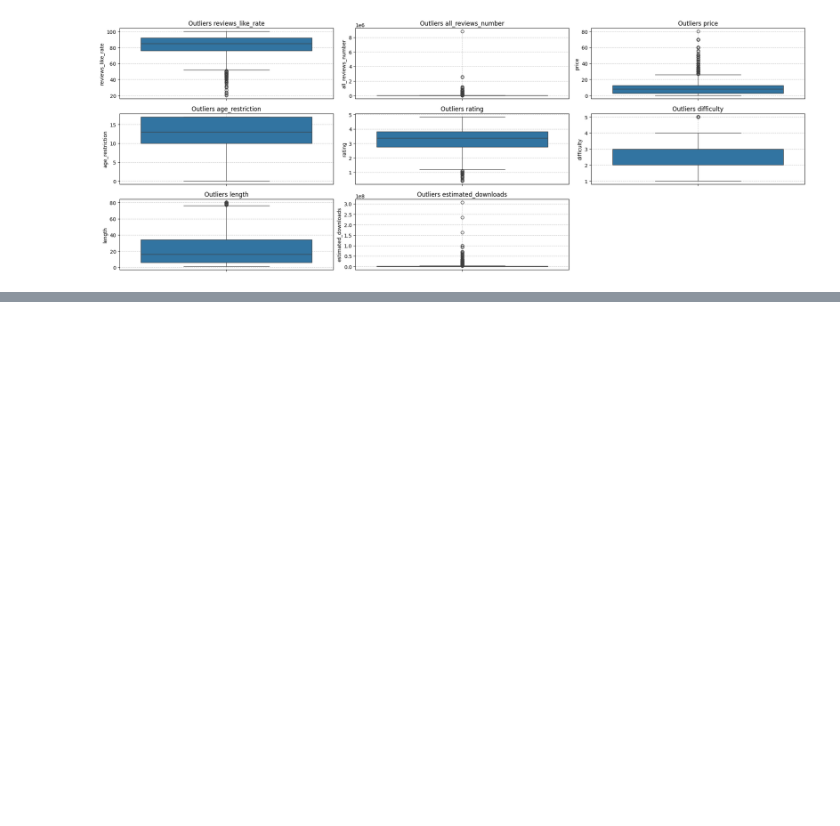
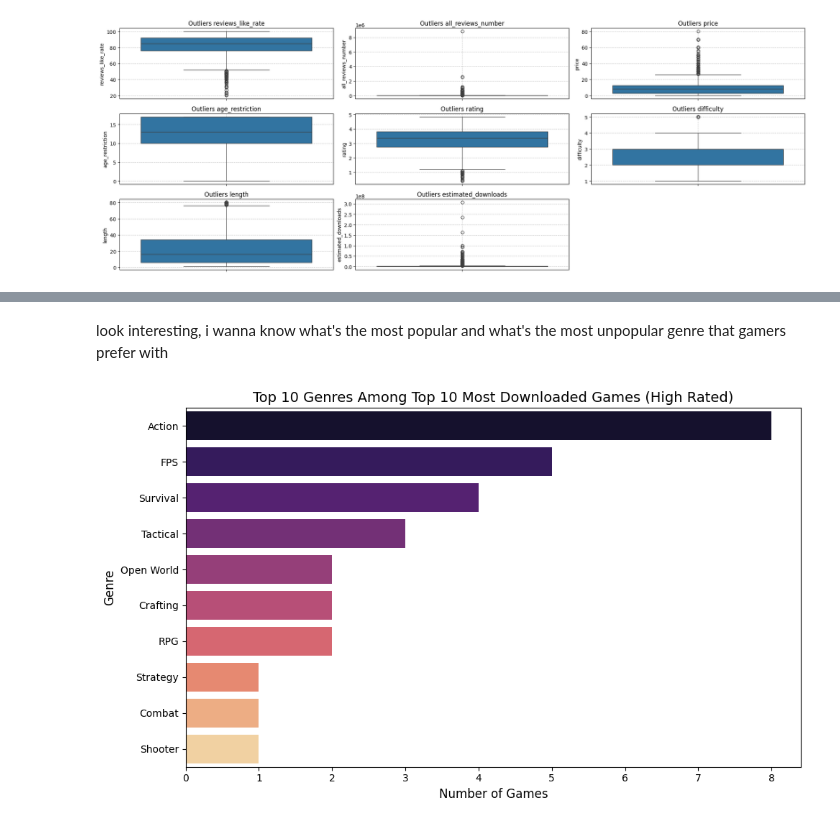
Before and after one commit to xyzaraa/steam-game-analysis, a Jupyter notebook: steam-game-analysis.ipynb, the cells around one changed output, grey strips where cells are left out. Saved outputs shown, nothing was run; the diff lists cells and outputs as text; code cells hidden in the pictures; blank space fills up the shorter version.

```diff
--- a/steam-game-analysis.ipynb
+++ b/steam-game-analysis.ipynb
@@ -167,0 +196,18 @@ plt.show()
+# %% [markdown]
+look interesting, i wanna know what's the most popular and what's the most unpopular genre that gamers prefer with
+# %%
+all_genres = []
+for tags_string in top_10_downloaded_high_rated_games['user_defined_tags']:
+    all_genres.extend([tag.strip() for tag in tags_string.split(',')])
+
+genre_counts = pd.Series(all_genres).value_counts().head(10)
+
+plt.figure(figsize=(10, 6))
+sns.barplot(x=genre_counts.values, y=genre_counts.index, palette='magma')
+plt.title('Top 10 Genres Among Top 10 Most Downloaded Games (High Rated)', fontsize=14)
+plt.xlabel('Number of Games', fontsize=12)
+plt.ylabel('Genre', fontsize=12)
+plt.tight_layout()
+plt.show()
+# %% [output]
+[figure, added]
```
Also changed, not shown: parts of 30 cells of this notebook, 1 other file.
